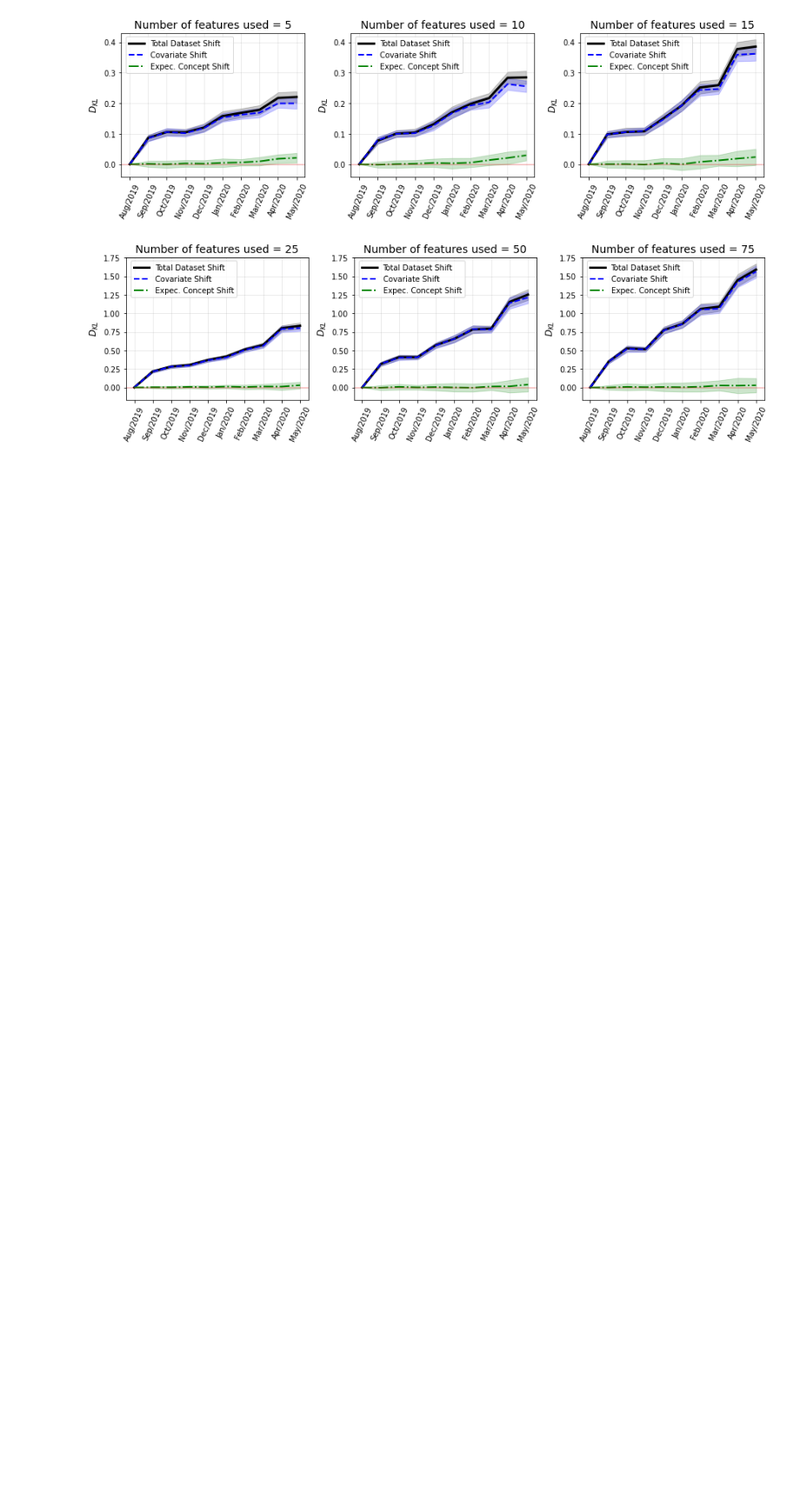
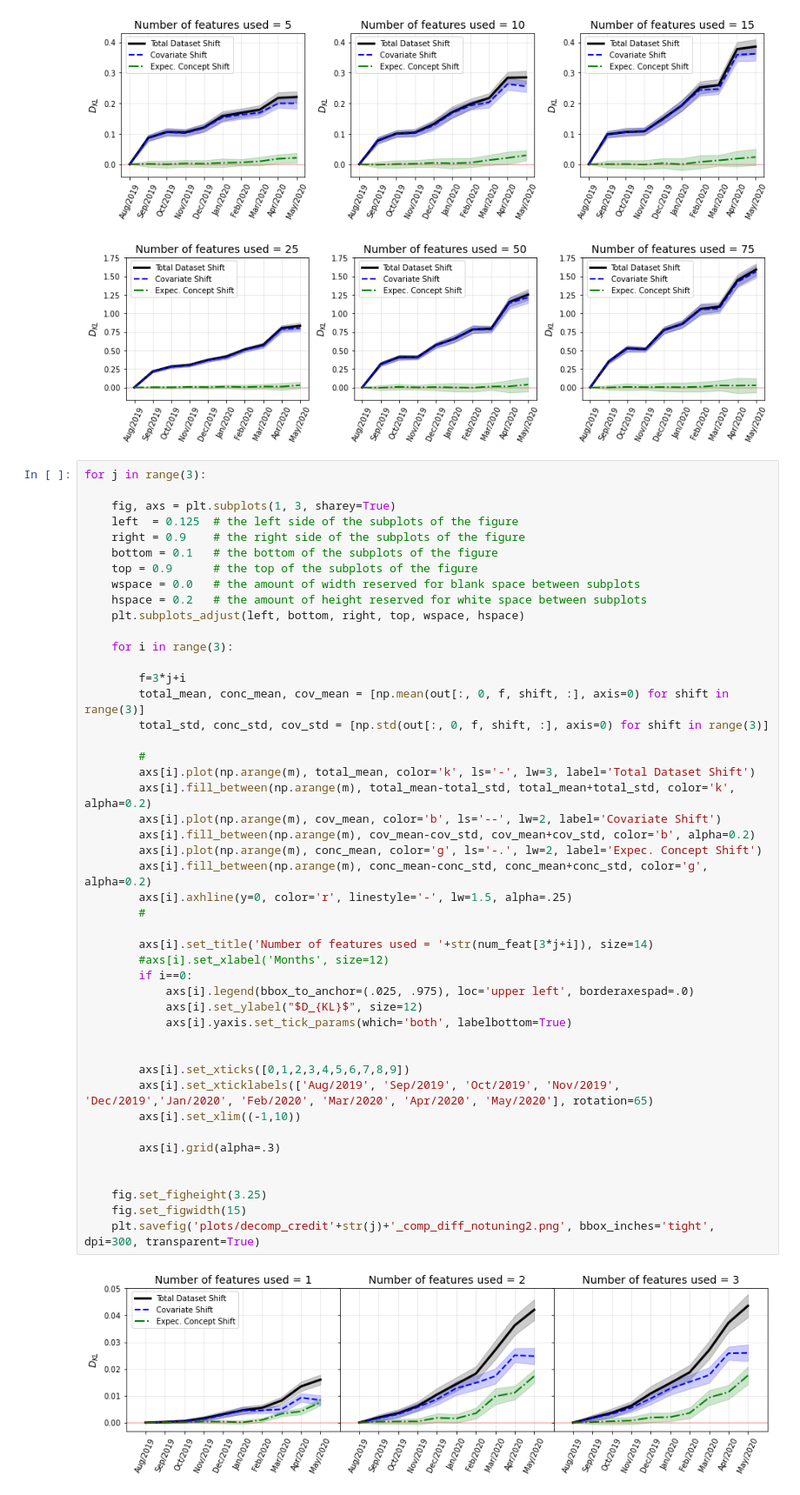
Before and after one commit to felipemaiapolo/decomposing_dataset_shift, a Jupyter notebook: Investigating Cov Shift and Concept Drift in time (completely different saples across time) - No tuning + XGB.ipynb, the cells around one changed output. Shown at 87% size. Drawn from its saved outputs; the diff is of its cells as text; blank space fills up the shorter version.

```diff
--- a/Investigating Cov Shift and Concept Drift in time (completely different saples across time) - No tuning + XGB.ipynb
+++ b/Investigating Cov Shift and Concept Drift in time (completely different saples across time) - No tuning + XGB.ipynb
@@ -122,3 +122,51 @@ for j in range(3):
 [figure]
 [figure]
 [figure]
+# %%
+for j in range(3):
+
+    fig, axs = plt.subplots(1, 3, sharey=True)
+    left  = 0.125  # the left side of the subplots of the figure
+    right = 0.9    # the right side of the subplots of the figure
+    bottom = 0.1   # the bottom of the subplots of the figure
+    top = 0.9      # the top of the subplots of the figure
+    wspace = 0.0   # the amount of width reserved for blank space between subplots
+    hspace = 0.2   # the amount of height reserved for white space between subplots
+    plt.subplots_adjust(left, bottom, right, top, wspace, hspace)
+
+    for i in range(3):
+
+        f=3*j+i
+        total_mean, conc_mean, cov_mean = [np.mean(out[:, 0, f, shift, :], axis=0) for shift in range(3)]
+        total_std, conc_std, cov_std = [np.std(out[:, 0, f, shift, :], axis=0) for shift in range(3)]
+
+        #
+        axs[i].plot(np.arange(m), total_mean, color='k', ls='-', lw=3, label='Total Dataset Shift')
+        axs[i].fill_between(np.arange(m), total_mean-total_std, total_mean+total_std, color='k', alpha=0.2)
+        axs[i].plot(np.arange(m), cov_mean, color='b', ls='--', lw=2, label='Covariate Shift')
+        axs[i].fill_between(np.arange(m), cov_mean-cov_std, cov_mean+cov_std, color='b', alpha=0.2)
+        axs[i].plot(np.arange(m), conc_mean, color='g', ls='-.', lw=2, label='Expec. Concept Shift')
+        axs[i].fill_between(np.arange(m), conc_mean-conc_std, conc_mean+conc_std, color='g', alpha=0.2)
+        axs[i].axhline(y=0, color='r', linestyle='-', lw=1.5, alpha=.25)
+        #
+
+        axs[i].set_title('Number of features used = '+str(num_feat[3*j+i]), size=14)
+        #axs[i].set_xlabel('Months', size=12)
+        if i==0:
+            axs[i].legend(bbox_to_anchor=(.025, .975), loc='upper left', borderaxespad=.0)
+            axs[i].set_ylabel("$D_{KL}$", size=12)
+            axs[i].yaxis.set_tick_params(which='both', labelbottom=True)
+
+
+        axs[i].set_xticks([0,1,2,3,4,5,6,7,8,9])
+        axs[i].set_xticklabels(['Aug/2019', 'Sep/2019', 'Oct/2019', 'Nov/2019', 'Dec/2019','Jan/2020', 'Feb/2020', 'Mar/2020', 'Apr/2020', 'May/2020'], rotation=65)
+        axs[i].set_xlim((-1,10))
+
+        axs[i].grid(alpha=.3)
+
+
+    fig.set_figheight(3.25)
+    fig.set_figwidth(15)
+    plt.savefig('plots/decomp_credit'+str(j)+'_comp_diff_notuning2.png', bbox_inches='tight', dpi=300, transparent=True)
+# %% [output]
+[figure, added]
```
Also changed, not shown: parts of 1 cell of this notebook.
